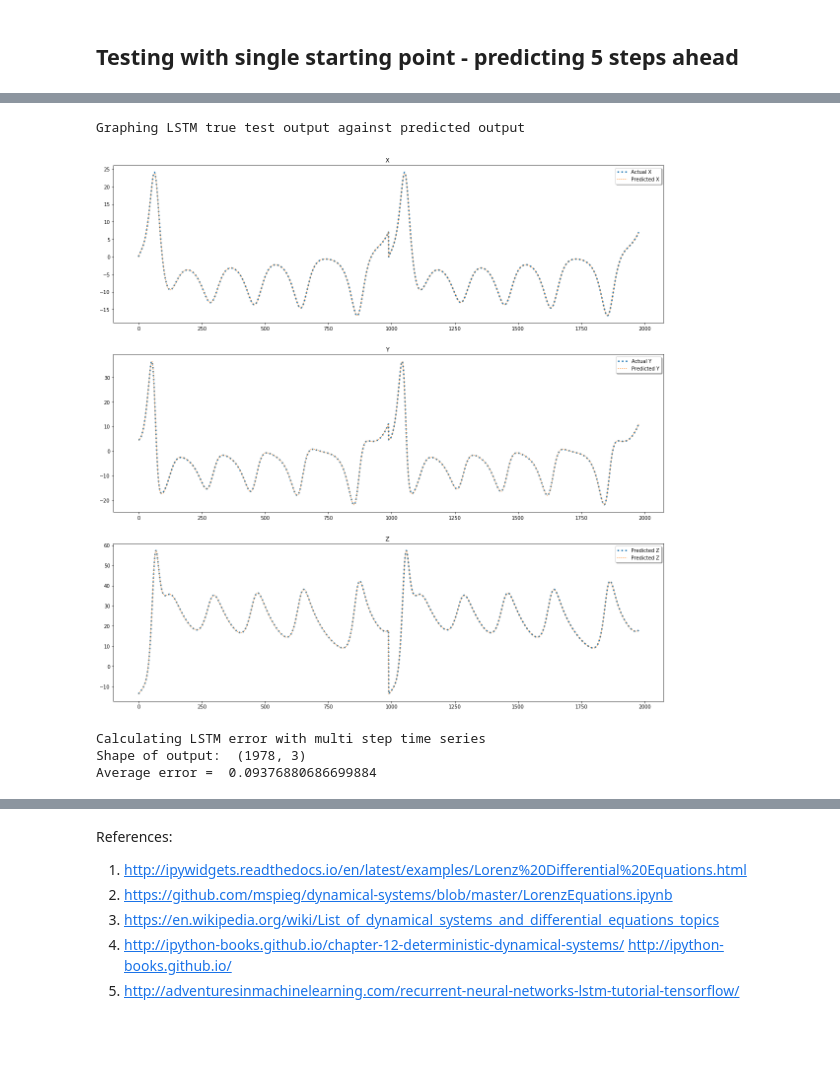
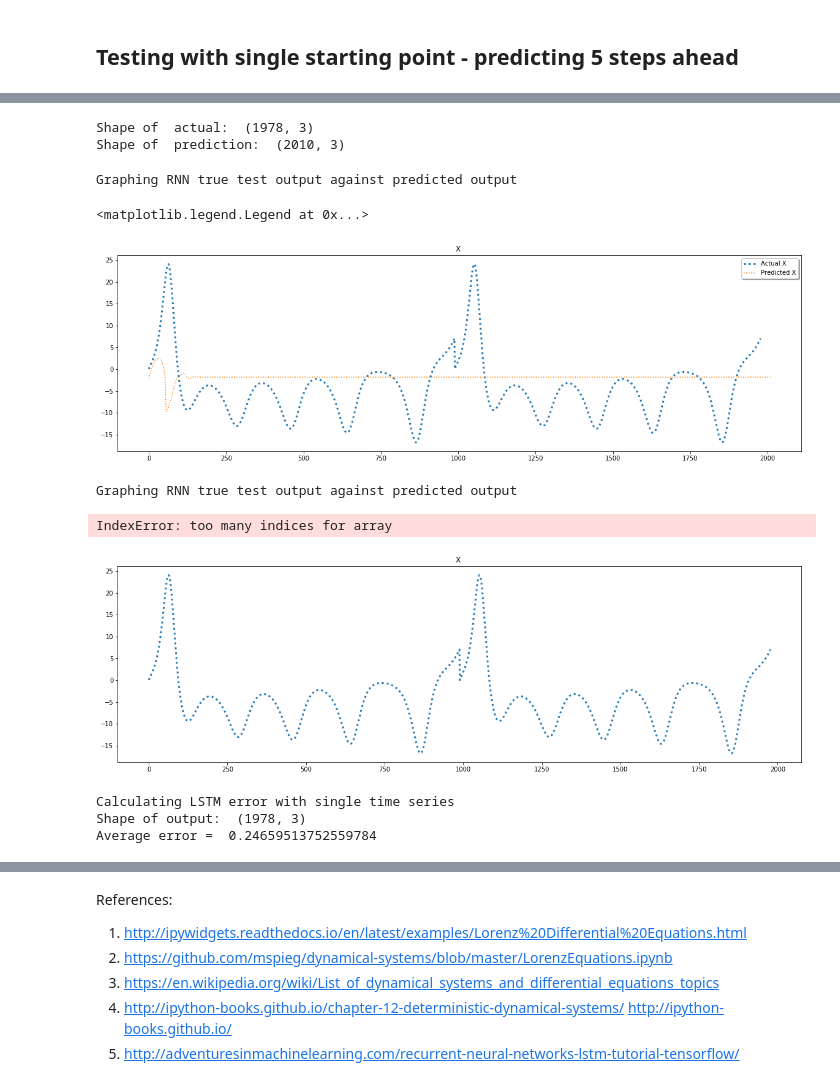
Before and after one commit to tgibbons-css/Keras_LSTM, a Jupyter notebook: Lorenz System- Tom updates.ipynb, the cells around one changed output, grey strips where cells are left out. Cells and saved outputs as stored; diff of their text form; code cells hidden in the pictures; blank space fills up the shorter version.

```diff
--- a/Lorenz System- Tom updates.ipynb
+++ b/Lorenz System- Tom updates.ipynb
@@ -374,7 +372,7 @@ Build RNN model...
 Train RNN...
 # %%
 print('Train LSTM model...')
-model.fit(x_train,y_train,validation_data=(x_test,y_test),verbose=2,epochs=75)
+model.fit(x_train,y_train,validation_data=(x_test,y_test),verbose=2,epochs=50)
 # %% [output]
 Train LSTM model...
 Train on 7912 samples, validate on 3956 samples
@@ -811,0 +820,21 @@ Shape of windowed data:  (1978, 10, 3)
+# %%
+# Improved version
+SEQUENCE_SIZE = 10
+PREDICTION_LENGTH = 2000
+single_t, single_lor = solve_lorenz(N=1) #try 1 random starting point initially, chnage to 100 later
+single_x, single_y  = to_sequences_ray(SEQUENCE_SIZE,single_lor)
+pattern = single_x[1]
+pattern = pattern.reshape(1,SEQUENCE_SIZE,3)
+prediction = pattern
+for i in range(PREDICTION_LENGTH):
+    next = model.predict(pattern)
+    #print("next : ", next.shape)
+    nextNum = next[0]
+    #print("next number: ", nextNum.shape)
+    nextNum = nextNum.reshape(1,1,3)
+    pattern = np.concatenate((pattern, nextNum), axis=1)
+    prediction = np.concatenate((prediction, nextNum), axis=1)
+    #print ("Shape of  pattern: ", pattern.shape)
+    pattern = pattern[0:,1:SEQUENCE_SIZE+1,0:]
+    print ("Shape of  pattern: ", pattern.shape)
+    print ("Shape of  prediction data: ", prediction.shape)
@@ -812,37 +859,57 @@ Shape of windowed data:  (1978, 10, 3)
+# %%
+print ("Shape of  actual: ", single_y.shape)
+prediction = prediction.reshape(SEQUENCE_SIZE+PREDICTION_LENGTH,3)
+print ("Shape of  prediction: ", prediction.shape)
+# %% [output]
+Shape of  actual:  (1978, 3)
+Shape of  prediction:  (2010, 3)
+# %%
+print("Graphing RNN true test output against predicted output ")
+plt.figure(figsize=(20,20))
+plt.subplot(3 ,1, 1)
+plt.title("X ")
+plt.plot(single_y[:,0:1], linewidth=3.0, linestyle=':', label='Actual X' )
+plt.plot(prediction[:,0:1], linestyle=':', label='Predicted X')
+plt.legend(loc='upper right', shadow=True)
+# %% [output]
+Graphing RNN true test output against predicted output
+<matplotlib.legend.Legend at 0x...>
+[figure, added]
 # %%
-print("Graphing LSTM true test output against predicted output ")
+print("Graphing RNN true test output against predicted output ")
 plt.figure(figsize=(20,20))
 plt.subplot(3 ,1, 1)
 plt.title("X ")
-plt.plot(multi_y[:,0:1], linewidth=3.0, linestyle=':', label='Actual X')
-plt.plot(LSTMmultiPredict[:,0:1], linestyle=':', label='Predicted X')
+plt.plot(single_y[:,0:1], linewidth=3.0, linestyle=':', label='Actual X' )
+plt.plot(prediction[1,:,0:1], linestyle=':', label='Predicted X')
 plt.legend(loc='upper right', shadow=True)
 
 plt.subplot(3, 1, 2)
 plt.title("Y ")
-plt.plot(multi_y[:,1:2], linewidth=3.0, linestyle=':', label='Actual Y')
-plt.plot(LSTMmultiPredict[:,1:2], linestyle=':', label='Predicted Y')
+plt.plot(single_y[:,1:2], linewidth=3.0, linestyle=':', label='Actual Y')
+plt.plot(prediction[1,:,1:2], linestyle=':', label='Predicted Y')
 plt.legend(loc='upper right', shadow=True)
 
 plt.subplot(3, 1, 3)
 plt.title("Z ")
-plt.plot(multi_y[:,2:3], linewidth=3.0, linestyle=':', label='Predicted Z')
-plt.plot(LSTMmultiPredict[:,2:3], linestyle=':', label='Predicted Z')
+plt.plot(single_y[:,2:3], linewidth=3.0, linestyle=':', label='Actual Z')
+plt.plot(prediction[1,:,2:3], linestyle=':', label='Predicted Z')
 plt.legend(loc='upper right', shadow=True)
 plt.show()
 # %% [output]
-Graphing LSTM true test output against predicted output
+Graphing RNN true test output against predicted output
+IndexError: too many indices for array
-[figure, old version]
+[figure, new version]
 # %%
-print ("Calculating LSTM error with multi step time series")
-print("Shape of output: ", multi_y.shape)
-err3D = multi_y - LSTMmultiPredict
-err1D = (multi_y - LSTMmultiPredict)**2
+print ("Calculating LSTM error with single time series")
+print("Shape of output: ",single_y.shape)
+err3D = single_y - singlePredict
+err1D = (single_y - singlePredict)**2
 err1D = err1D.sum(axis=-1)
 err1D = np.sqrt(err1D)
 aveErr = np.average(err1D)
 print("Average error = ", aveErr)
 # %% [output]
-Calculating LSTM error with multi step time series
+Calculating LSTM error with single time series
 Shape of output:  (1978, 3)
-Average error =  0.09376880686699884
+Average error =  0.24659513752559784
```
Also changed, not shown: parts of 25 cells of this notebook.
